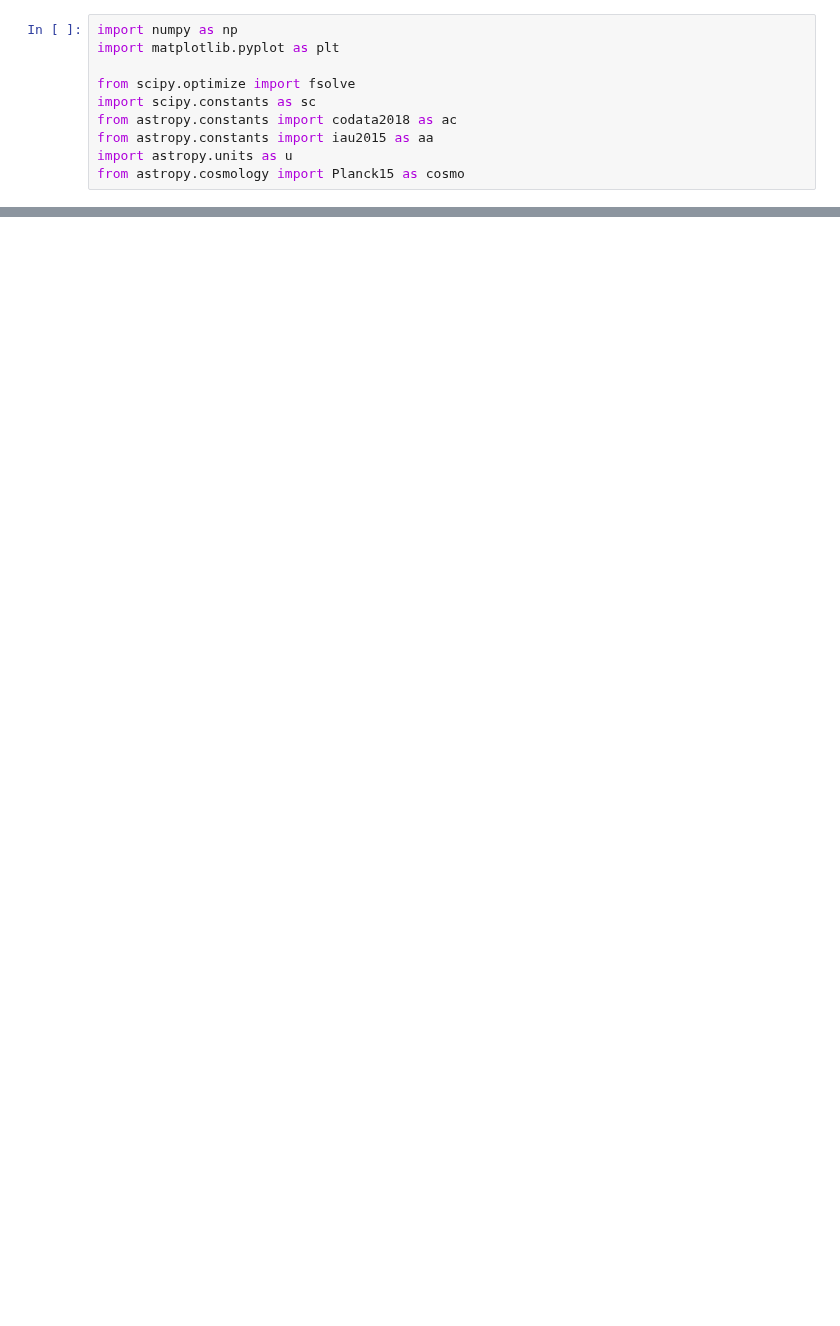
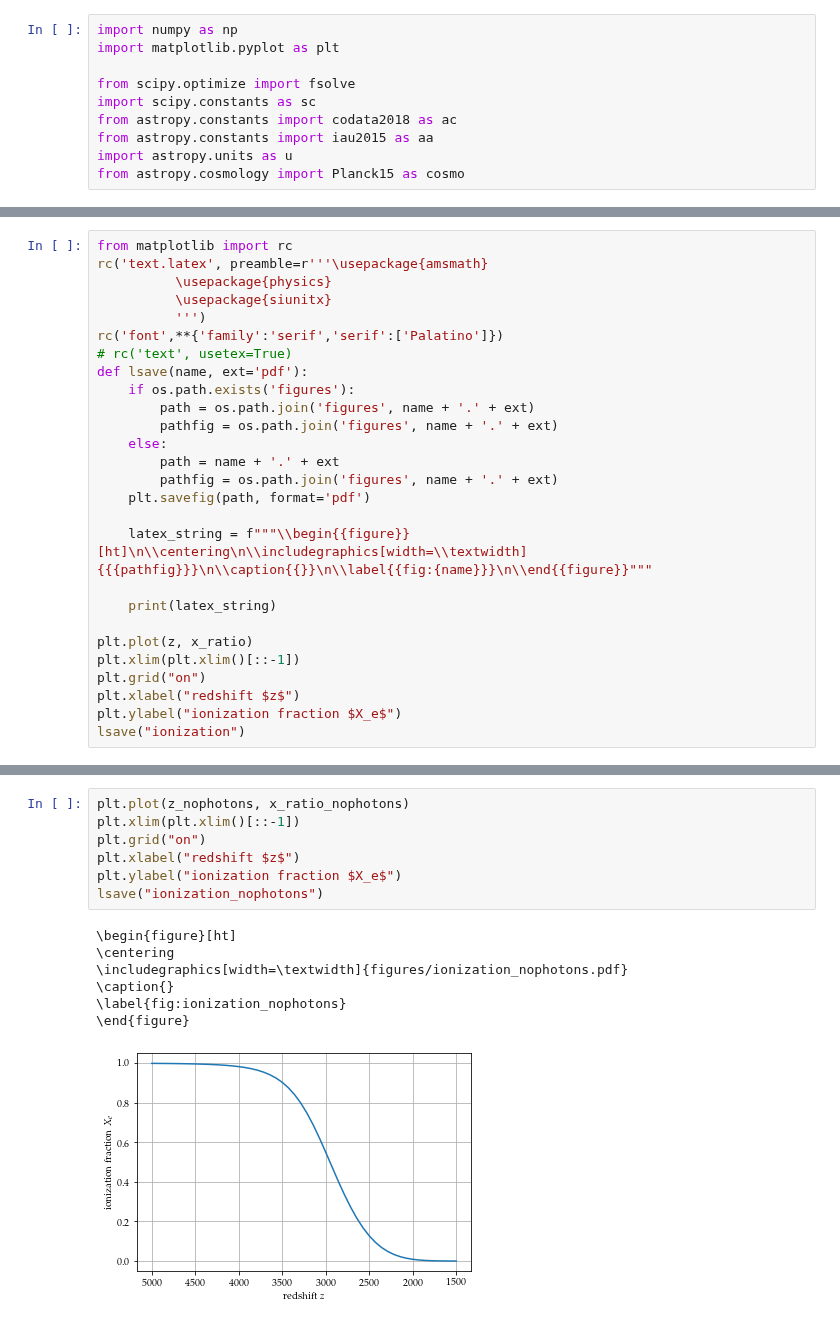
Before and after one commit to jacopok/notes, a Jupyter notebook: ap_first_semester/astrophysics_cosmology/figures/recombination.ipynb, the cells around one changed output, grey strips where cells are left out. Saved outputs shown, nothing was run; the diff lists cells and outputs as text; blank space fills up the shorter version.

```diff
--- a/ap_first_semester/astrophysics_cosmology/figures/recombination.ipynb
+++ b/ap_first_semester/astrophysics_cosmology/figures/recombination.ipynb
@@ -28,0 +49,27 @@ $[1.0321857 \times 10^{-7},~3.1810933 \times 10^{-7},~9.3753826 \times 10^{-7},~
+# %%
+from matplotlib import rc
+rc('text.latex', preamble=r'''\usepackage{amsmath}
+          \usepackage{physics}
+          \usepackage{siunitx}
+          ''')
+rc('font',**{'family':'serif','serif':['Palatino']})
+# rc('text', usetex=True)
+def lsave(name, ext='pdf'):
+    if os.path.exists('figures'):
+        path = os.path.join('figures', name + '.' + ext)
+        pathfig = os.path.join('figures', name + '.' + ext)
+    else:
+        path = name + '.' + ext
+        pathfig = os.path.join('figures', name + '.' + ext)
+    plt.savefig(path, format='pdf')
+
+    latex_string = f"""\\begin{{figure}}[ht]\n\\centering\n\\includegraphics[width=\\textwidth]{{{pathfig}}}\n\\caption{{}}\n\\label{{fig:{name}}}\n\\end{{figure}}"""
+
+    print(latex_string)
+
+plt.plot(z, x_ratio)
+plt.xlim(plt.xlim()[::-1])
+plt.grid("on")
+plt.xlabel("redshift $z$")
+plt.ylabel("ionization fraction $X_e$")
+lsave("ionization")
@@ -28,0 +89,15 @@ $[1.0321857 \times 10^{-7},~3.1810933 \times 10^{-7},~9.3753826 \times 10^{-7},~
+# %%
+plt.plot(z_nophotons, x_ratio_nophotons)
+plt.xlim(plt.xlim()[::-1])
+plt.grid("on")
+plt.xlabel("redshift $z$")
+plt.ylabel("ionization fraction $X_e$")
+lsave("ionization_nophotons")
+# %% [output]
+\begin{figure}[ht]
+\centering
+\includegraphics[width=\textwidth]{figures/ionization_nophotons.pdf}
+\caption{}
+\label{fig:ionization_nophotons}
+\end{figure}
+[figure, added]
```
Also changed, not shown: parts of 7 cells of this notebook, 7 other files.
